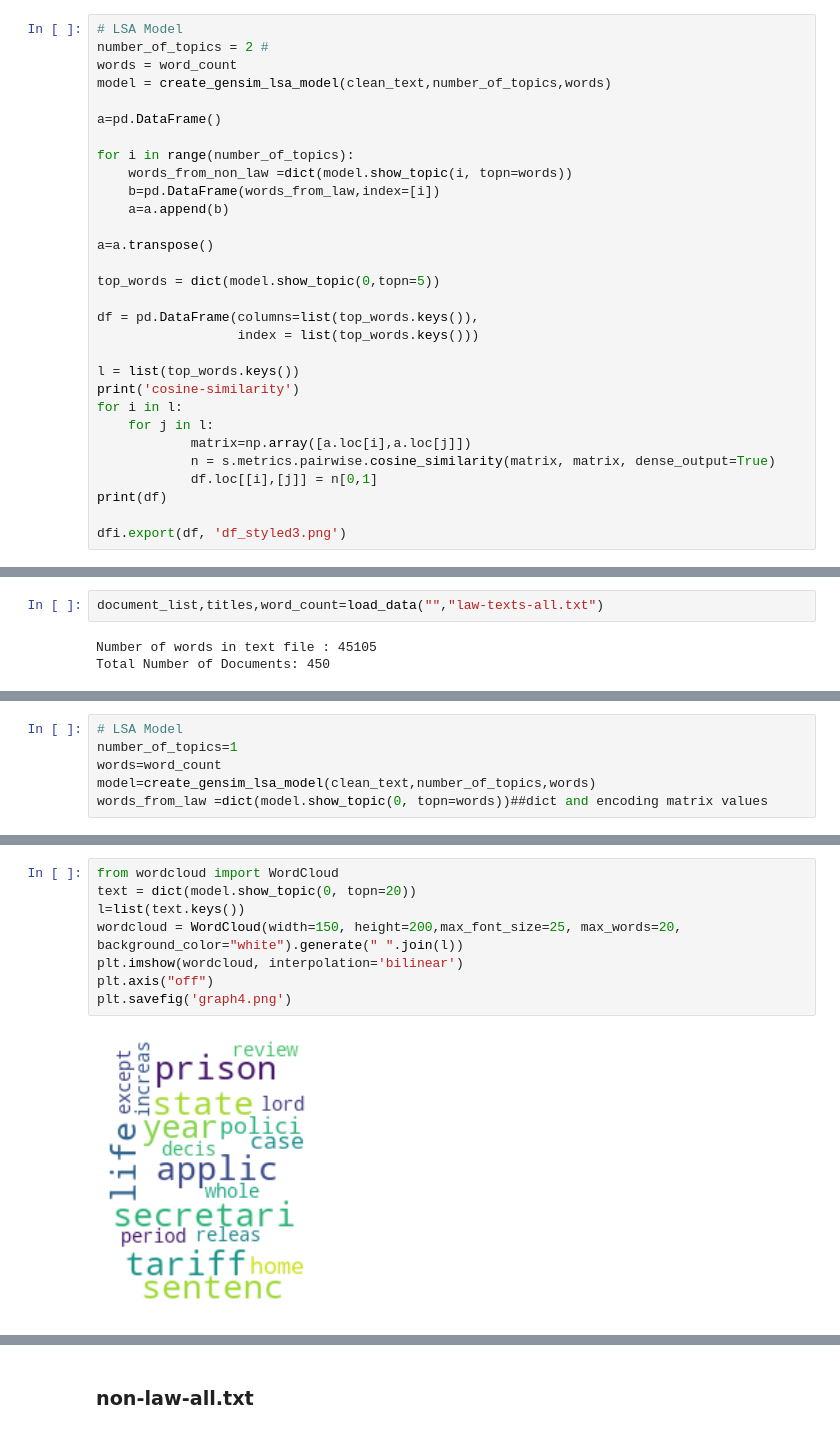
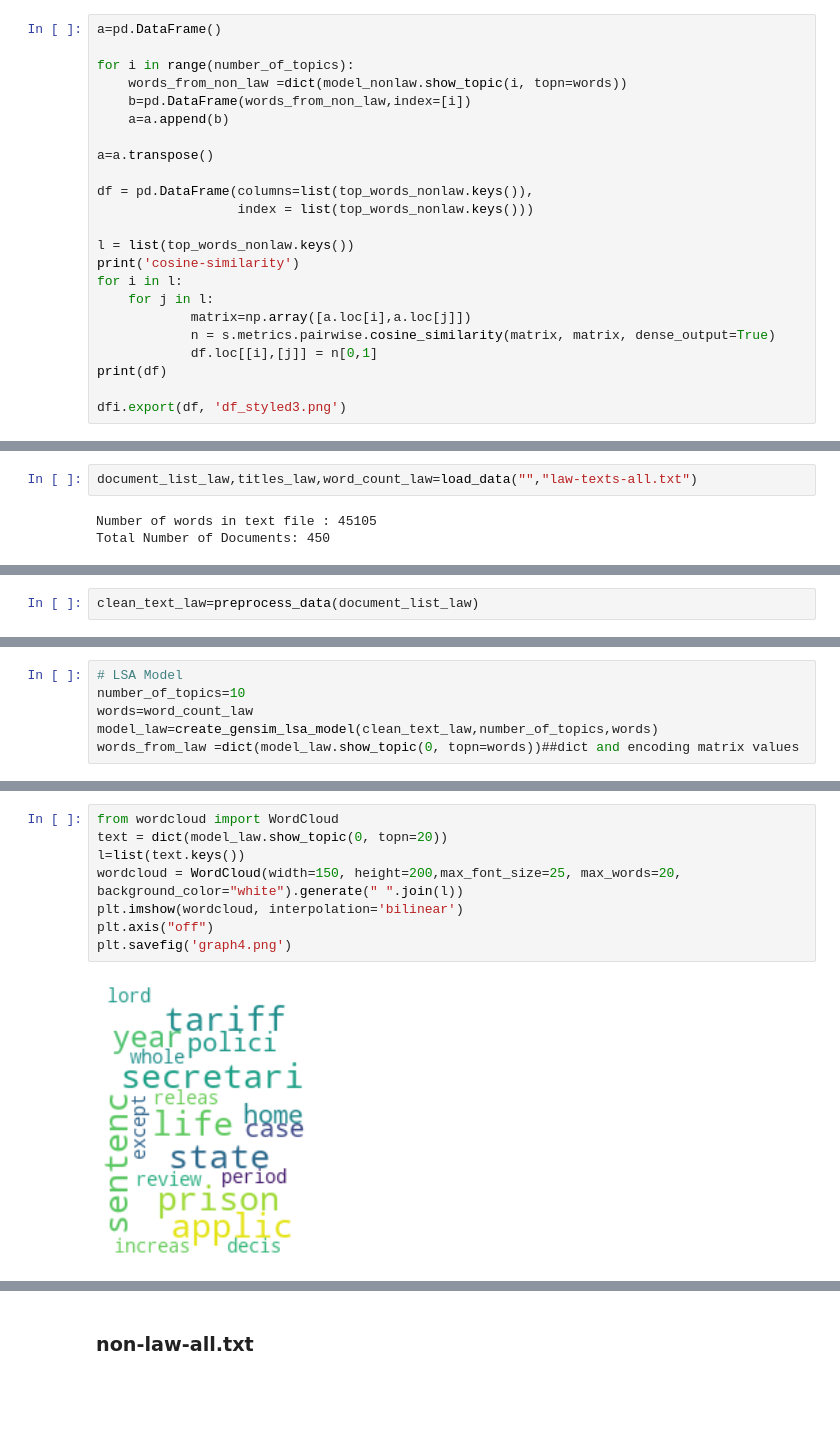
Before and after one commit to rahulmannepally/LSAProject, a Jupyter notebook: code/Experiment_1.ipynb, the cells around one changed output, grey strips where cells are left out. Saved outputs shown, nothing was run; the diff lists cells and outputs as text; blank space fills up the shorter version.

```diff
--- a/code/Experiment_1.ipynb
+++ b/code/Experiment_1.ipynb
@@ -482,24 +553,17 @@ plt.savefig('graph3.png')
 # %%
-# LSA Model
-number_of_topics = 2 #
-words = word_count
-model = create_gensim_lsa_model(clean_text,number_of_topics,words)
-
 a=pd.DataFrame()
 
 for i in range(number_of_topics):
-    words_from_non_law =dict(model.show_topic(i, topn=words))
-    b=pd.DataFrame(words_from_law,index=[i])
+    words_from_non_law =dict(model_nonlaw.show_topic(i, topn=words))
+    b=pd.DataFrame(words_from_non_law,index=[i])
     a=a.append(b)
 
 a=a.transpose()
 
-top_words = dict(model.show_topic(0,topn=5))
+df = pd.DataFrame(columns=list(top_words_nonlaw.keys()),
+                  index = list(top_words_nonlaw.keys()))
 
-df = pd.DataFrame(columns=list(top_words.keys()),
-                  index = list(top_words.keys()))
-
-l = list(top_words.keys())
+l = list(top_words_nonlaw.keys())
 print('cosine-similarity')
 for i in l:
     for j in l:
@@ -570,7 +655,7 @@ def load_data(path,file_name):
     titles.append( text[0:min(len(text),100)] )
     return documents_list,titles,len(words)
 # %%
-document_list,titles,word_count=load_data("","law-texts-all.txt")
+document_list_law,titles_law,word_count_law=load_data("","law-texts-all.txt")
 # %% [output]
 Number of words in text file : 45105
 Total Number of Documents: 450
@@ -596,0 +662,2 @@ clean_text=preprocess_data(document_list)
+# %%
+clean_text_law=preprocess_data(document_list_law)
@@ -597,7 +682,7 @@ clean_text=preprocess_data(document_list)
 # %%
 # LSA Model
-number_of_topics=1
-words=word_count
-model=create_gensim_lsa_model(clean_text,number_of_topics,words)
-words_from_law =dict(model.show_topic(0, topn=words))##dict and encoding matrix values
+number_of_topics=10
+words=word_count_law
+model_law=create_gensim_lsa_model(clean_text_law,number_of_topics,words)
+words_from_law =dict(model_law.show_topic(0, topn=words))##dict and encoding matrix values
 # %%
@@ -612,11 +698,11 @@ dict(model.show_topic(0, topn=5))
 # %%
 from wordcloud import WordCloud
-text = dict(model.show_topic(0, topn=20))
+text = dict(model_law.show_topic(0, topn=20))
 l=list(text.keys())
 wordcloud = WordCloud(width=150, height=200,max_font_size=25, max_words=20, background_color="white").generate(" ".join(l))
 plt.imshow(wordcloud, interpolation='bilinear')
 plt.axis("off")
 plt.savefig('graph4.png')
 # %% [output]
-[figure, old version]
+[figure, new version]
 # %%
```
Also changed, not shown: parts of 53 cells of this notebook, 2 other files.
